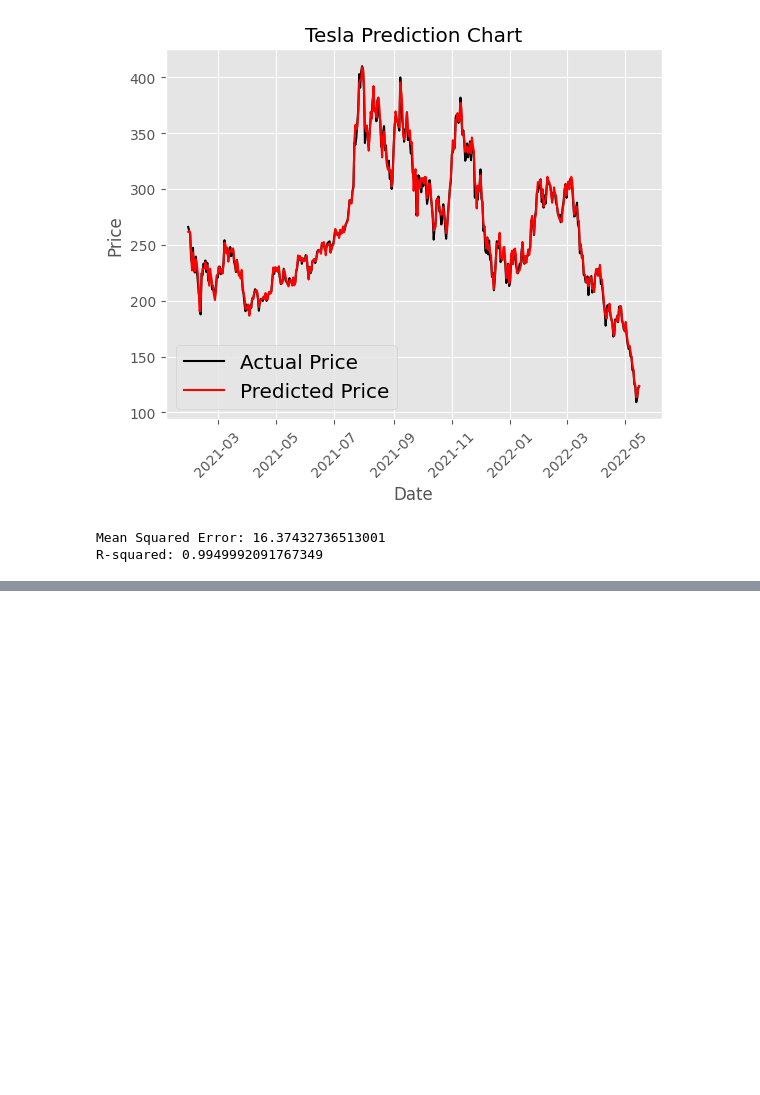
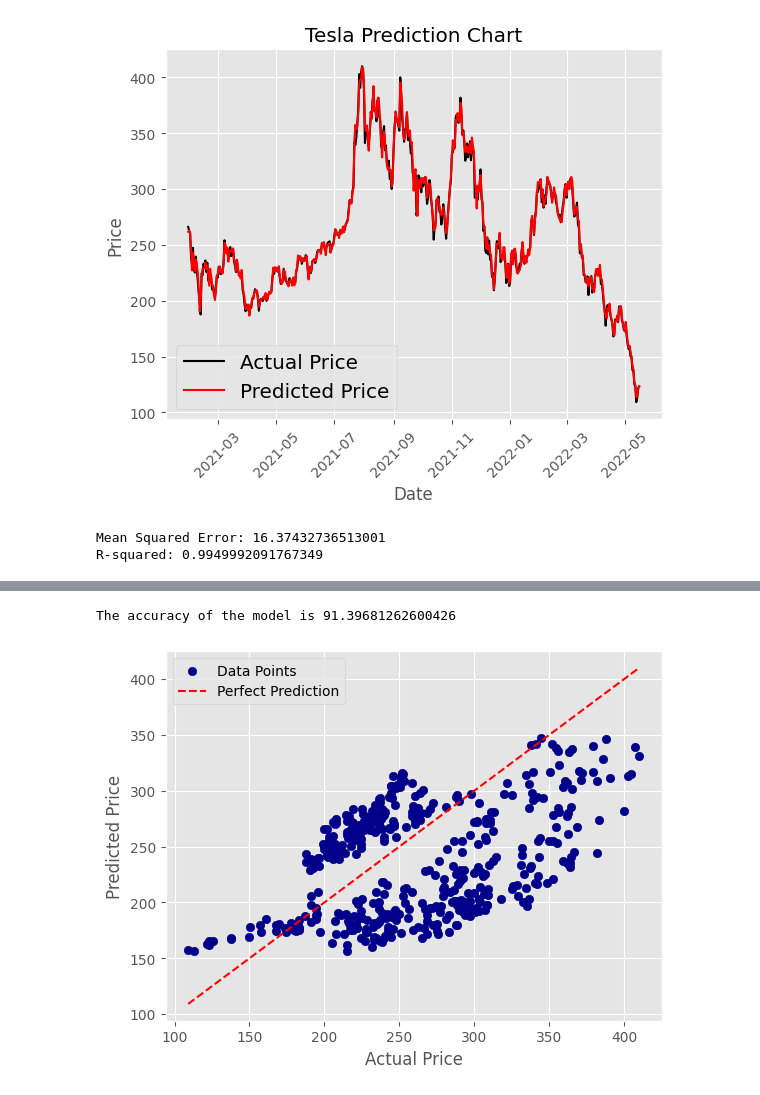
Before and after one commit to Shravan2699/Data_Mining_Project, a Jupyter notebook: Data_Mining_Group_Project.ipynb, the cells around one changed output, grey strips where cells are left out. Cells and saved outputs as stored; diff of their text form; code cells hidden in the pictures; blank space fills up the shorter version.

Commit message:
Used the daily closing prices of top 25 stocks of SP 500 Index to predict using ARIMA and Linear Regression Model

```diff
--- a/Data_Mining_Group_Project.ipynb
+++ b/Data_Mining_Group_Project.ipynb
@@ -513,0 +300,4 @@ Date                                                                  ...
+# %%
+df1 = df.drop(columns=['Open','High','Low','Close','Volume','100ma','SMA'])
+
+merged_df = pd.merge(df1, df2, on='Date', how='inner')
@@ -513,0 +326,2 @@ Date                                                                  ...
+# %%
+x = merged_df.drop(columns=['Adj Close'])
@@ -513,0 +369,17 @@ Date                                                                  ...
+# %%
+regression = LinearRegression()
+regression.fit(train_x, train_y)
+print("regression coefficient",regression.coef_)
+print("regression intercept",regression.intercept_)
+
+#Here we will compute the coefficient of determination denoted by R², which takes values between 0 and 1, the higher the value R² the more successful the linear regression is at explaining the variation of Y values, in our case the Y values represent the close stock prices of the subjected company. The below is the math behind The coefficient of determination R²
+
+# the coefficient of determination R²
+regression_confidence = regression.score(test_x, test_y)
+print("linear regression confidence: ", regression_confidence)
+
+
+predicted=regression.predict(test_x)
+
+
+print(predicted.shape)
@@ -513,0 +395,4 @@ Date                                                                  ...
+# %%
+dfr=pd.DataFrame({'Actual_Price':test_y, 'Predicted_Price':predicted})
+
+print(dfr.describe())
@@ -513,0 +409,22 @@ Date                                                                  ...
+# %%
+#Accuracy of the model
+x2 = dfr.Actual_Price.mean()
+y2 = dfr.Predicted_Price.mean()
+
+accuracy = (y2 / x2) * 100
+print("The accuracy of the model is", accuracy)
+# %% [output]
+The accuracy of the model is 91.39681262600426
+# %%
+# Scatterplot
+plt.scatter(dfr.Actual_Price, dfr.Predicted_Price, color='Darkblue', label='Data Points')
+plt.xlabel("Actual Price")
+plt.ylabel("Predicted Price")
+
+# Plotting the line of perfect prediction
+plt.plot([dfr.Actual_Price.min(), dfr.Actual_Price.max()], [dfr.Actual_Price.min(), dfr.Actual_Price.max()], color='red', linestyle='--', label='Perfect Prediction')
+
+plt.legend()
+plt.show()
+# %% [output]
+[figure, added]
```
Also changed, not shown: parts of 31 cells of this notebook.
